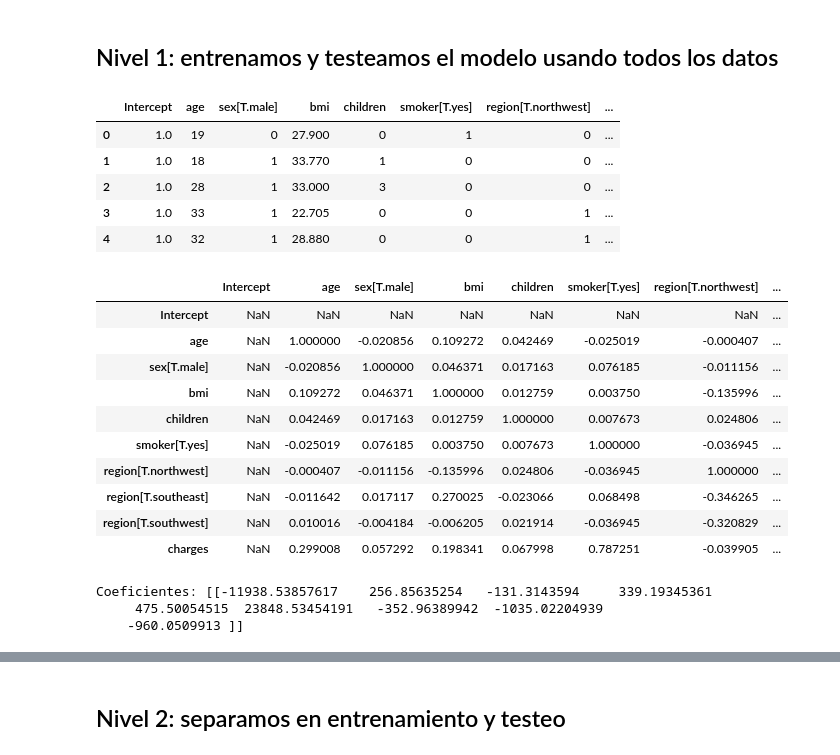
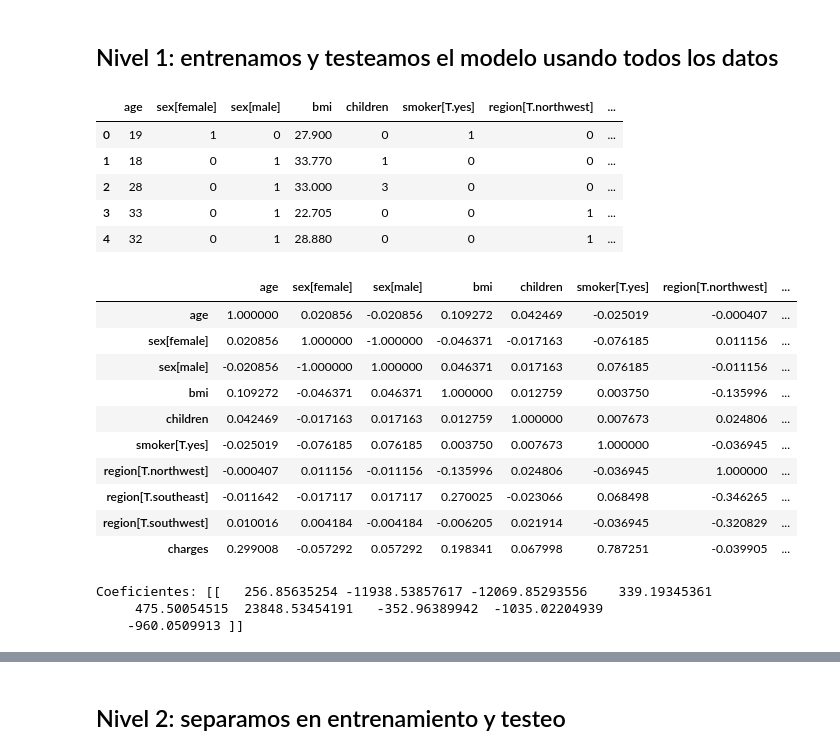
Before and after one commit to lmendezayl/uba-ldd-ic, a Jupyter notebook: notebooks/clase12-ldd-validacion-clase.ipynb, the cells around one changed output, grey strips where cells are left out. Cells and saved outputs as stored; diff of their text form; code cells hidden in the pictures.

```diff
--- a/notebooks/clase12-ldd-validacion-clase.ipynb
+++ b/notebooks/clase12-ldd-validacion-clase.ipynb
@@ -289,8 +272,8 @@ memory usage: 25.7+ KB
 # Cuatro niveles de selección de modelos
 Queremos estimar los costos de salud que tendrá un cliente de una prepaga en función de algunas variables de la persona.
 # %%
-df_salud = pd.read_csv('../Datos/insurance.csv')
-df_salud
+df_salud = pd.read_csv('../datasets/insurance.csv')
+df_salud.head()
 # %% [output]
 |  | age | sex | bmi | children | smoker | region | charges |
 | 0 | 19 | female | 27.900 | 0 | yes | southwest | 16884.92400 |
@@ -349,39 +342,39 @@ En este ejemplo dejamos los outliers. Ejercicio: ¿cambian las conclusiones si e
 ## Nivel 1: entrenamos y testeamos el modelo usando todos los datos
 # %%
 y, X = (
-    Formula('charges ~ age + sex + bmi + children + smoker + region')
+    Formula('charges ~ age + sex + bmi + children + smoker + region-1')
     .get_model_matrix(df_salud)
 )
 X.head()
 # %% [output]
-|  | Intercept | age | sex[T.male] | bmi | children | smoker[T.yes] | region[T.northwest] | ... |
-| 0 | 1.0 | 19 | 0 | 27.900 | 0 | 1 | 0 | ... |
-| 1 | 1.0 | 18 | 1 | 33.770 | 1 | 0 | 0 | ... |
-| 2 | 1.0 | 28 | 1 | 33.000 | 3 | 0 | 0 | ... |
-| 3 | 1.0 | 33 | 1 | 22.705 | 0 | 0 | 1 | ... |
-| 4 | 1.0 | 32 | 1 | 28.880 | 0 | 0 | 1 | ... |
+|  | age | sex[female] | sex[male] | bmi | children | smoker[T.yes] | region[T.northwest] | ... |
+| 0 | 19 | 1 | 0 | 27.900 | 0 | 1 | 0 | ... |
+| 1 | 18 | 0 | 1 | 33.770 | 1 | 0 | 0 | ... |
+| 2 | 28 | 0 | 1 | 33.000 | 3 | 0 | 0 | ... |
+| 3 | 33 | 0 | 1 | 22.705 | 0 | 0 | 1 | ... |
+| 4 | 32 | 0 | 1 | 28.880 | 0 | 0 | 1 | ... |
 # %%
 # Podemos ver la correlación entre las distintas variables (corresponde al R de un modelo lineal y=ax+b)
 pd.concat([X,y], axis = 1).corr()
 # %% [output]
-|  | Intercept | age | sex[T.male] | bmi | children | smoker[T.yes] | region[T.northwest] | ... |
-| Intercept | NaN | NaN | NaN | NaN | NaN | NaN | NaN | ... |
-| age | NaN | 1.000000 | -0.020856 | 0.109272 | 0.042469 | -0.025019 | -0.000407 | ... |
-| sex[T.male] | NaN | -0.020856 | 1.000000 | 0.046371 | 0.017163 | 0.076185 | -0.011156 | ... |
-| bmi | NaN | 0.109272 | 0.046371 | 1.000000 | 0.012759 | 0.003750 | -0.135996 | ... |
-| children | NaN | 0.042469 | 0.017163 | 0.012759 | 1.000000 | 0.007673 | 0.024806 | ... |
-| smoker[T.yes] | NaN | -0.025019 | 0.076185 | 0.003750 | 0.007673 | 1.000000 | -0.036945 | ... |
-| region[T.northwest] | NaN | -0.000407 | -0.011156 | -0.135996 | 0.024806 | -0.036945 | 1.000000 | ... |
-| region[T.southeast] | NaN | -0.011642 | 0.017117 | 0.270025 | -0.023066 | 0.068498 | -0.346265 | ... |
-| region[T.southwest] | NaN | 0.010016 | -0.004184 | -0.006205 | 0.021914 | -0.036945 | -0.320829 | ... |
-| charges | NaN | 0.299008 | 0.057292 | 0.198341 | 0.067998 | 0.787251 | -0.039905 | ... |
+|  | age | sex[female] | sex[male] | bmi | children | smoker[T.yes] | region[T.northwest] | ... |
+| age | 1.000000 | 0.020856 | -0.020856 | 0.109272 | 0.042469 | -0.025019 | -0.000407 | ... |
+| sex[female] | 0.020856 | 1.000000 | -1.000000 | -0.046371 | -0.017163 | -0.076185 | 0.011156 | ... |
+| sex[male] | -0.020856 | -1.000000 | 1.000000 | 0.046371 | 0.017163 | 0.076185 | -0.011156 | ... |
+| bmi | 0.109272 | -0.046371 | 0.046371 | 1.000000 | 0.012759 | 0.003750 | -0.135996 | ... |
+| children | 0.042469 | -0.017163 | 0.017163 | 0.012759 | 1.000000 | 0.007673 | 0.024806 | ... |
+| smoker[T.yes] | -0.025019 | -0.076185 | 0.076185 | 0.003750 | 0.007673 | 1.000000 | -0.036945 | ... |
+| region[T.northwest] | -0.000407 | 0.011156 | -0.011156 | -0.135996 | 0.024806 | -0.036945 | 1.000000 | ... |
+| region[T.southeast] | -0.011642 | -0.017117 | 0.017117 | 0.270025 | -0.023066 | 0.068498 | -0.346265 | ... |
+| region[T.southwest] | 0.010016 | 0.004184 | -0.004184 | -0.006205 | 0.021914 | -0.036945 | -0.320829 | ... |
+| charges | 0.299008 | -0.057292 | 0.057292 | 0.198341 | 0.067998 | 0.787251 | -0.039905 | ... |
 # %%
 # Ajustamos el modelo
 modelo = linear_model.LinearRegression(fit_intercept = False)    # Inicializamos un modelo de Regresion Lineal sin intercept
 modelo.fit(X, y)   # Realiza
 print("Coeficientes:", modelo.coef_)
 # %% [output]
-Coeficientes: [[-11938.53857617    256.85635254   -131.3143594     339.19345361
+Coeficientes: [[   256.85635254 -11938.53857617 -12069.85293556    339.19345361
      475.50054515  23848.53454191   -352.96389942  -1035.02204939
     -960.0509913 ]]
 # %%
```
Also changed, not shown: parts of 23 cells of this notebook, 3 other files.
